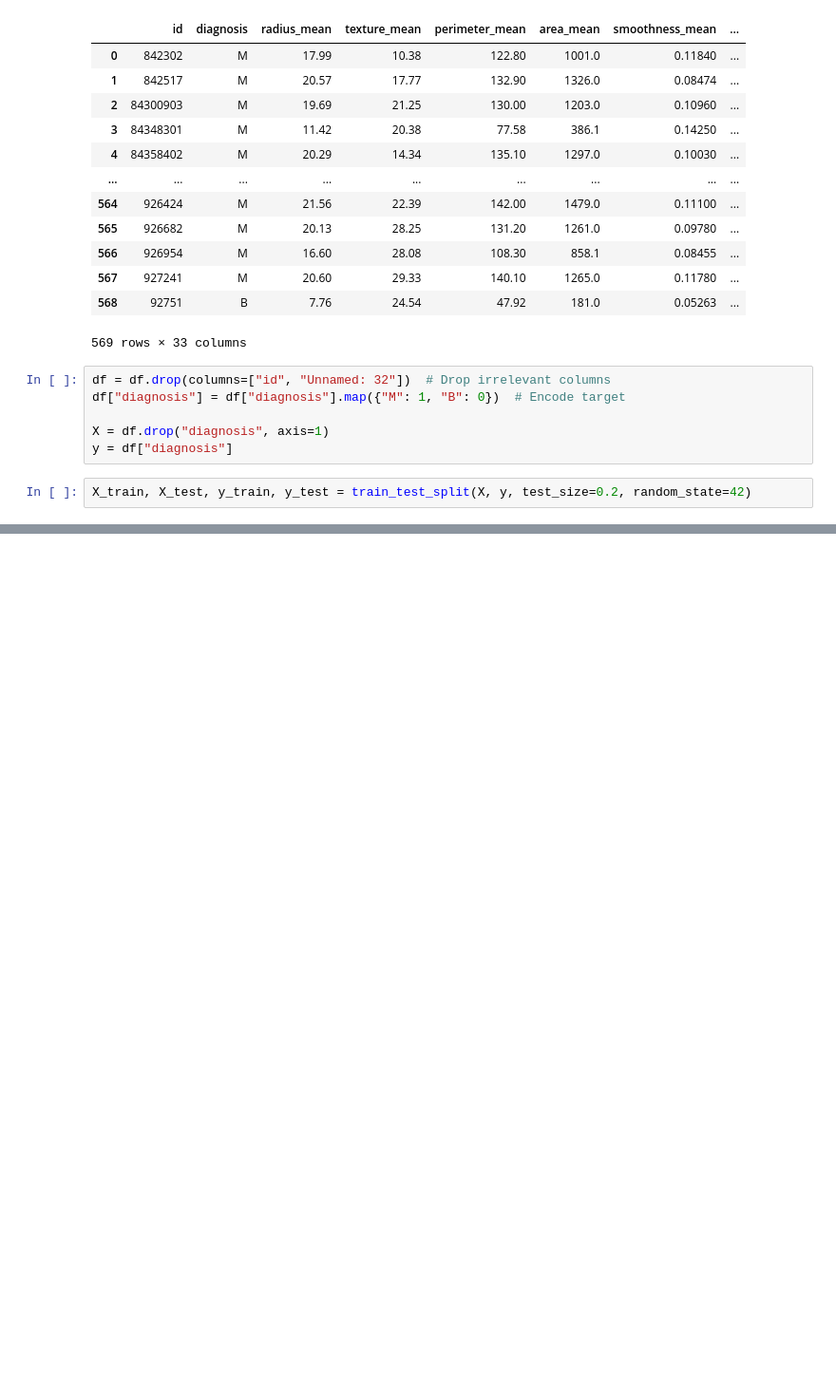
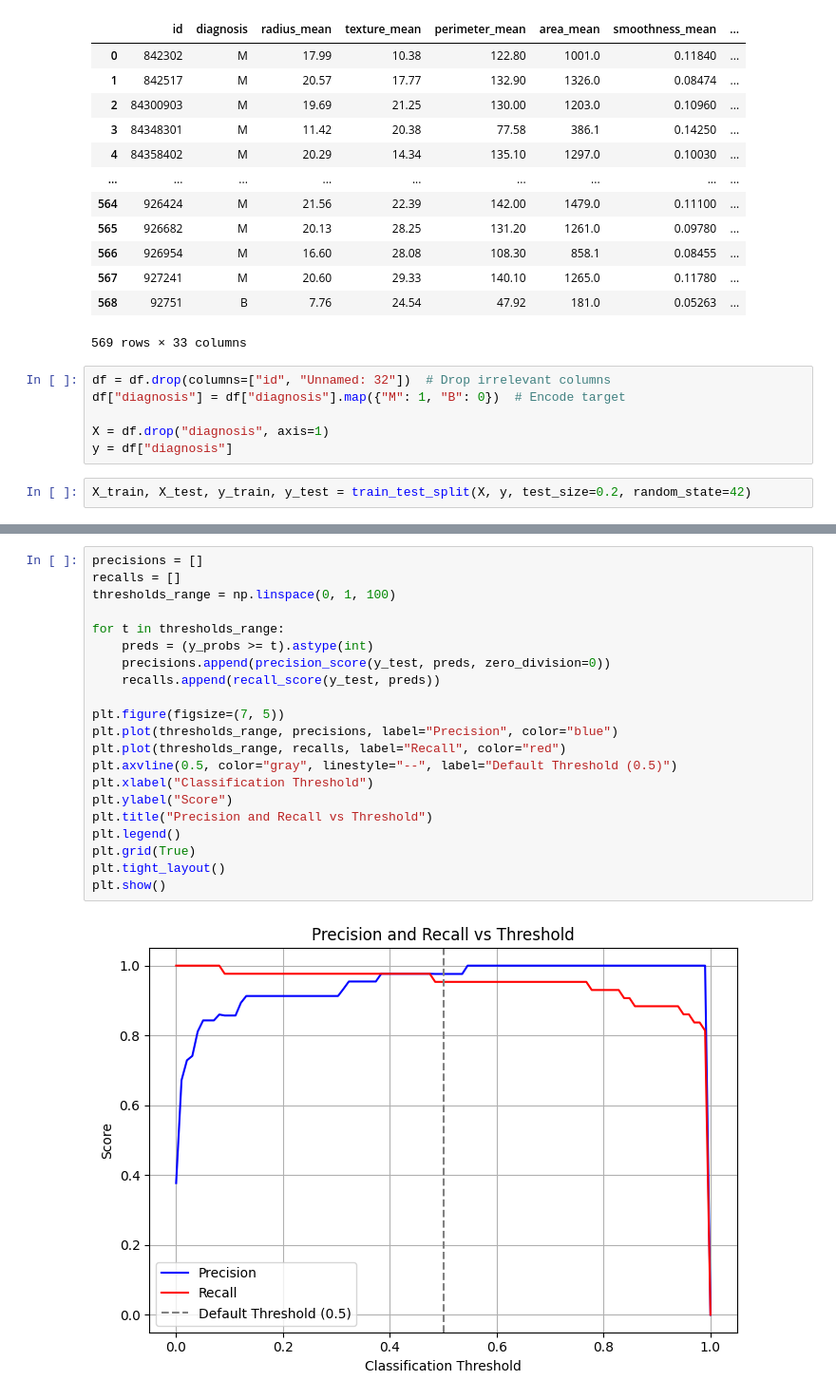
Before and after one commit to Devenderreddy18/internship, a Jupyter notebook: task4.ipynb, the cells around one changed output, grey strips where cells are left out. Shown: that part at 95% size. Cells and saved outputs as stored; diff of their text form; blank space fills up the shorter version.

```diff
--- a/task4.ipynb
+++ b/task4.ipynb
@@ -37,0 +84,23 @@ X_train, X_test, y_train, y_test = train_test_split(X, y, test_size=0.2, random_
+# %%
+precisions = []
+recalls = []
+thresholds_range = np.linspace(0, 1, 100)
+
+for t in thresholds_range:
+    preds = (y_probs >= t).astype(int)
+    precisions.append(precision_score(y_test, preds, zero_division=0))
+    recalls.append(recall_score(y_test, preds))
+
+plt.figure(figsize=(7, 5))
+plt.plot(thresholds_range, precisions, label="Precision", color="blue")
+plt.plot(thresholds_range, recalls, label="Recall", color="red")
+plt.axvline(0.5, color="gray", linestyle="--", label="Default Threshold (0.5)")
+plt.xlabel("Classification Threshold")
+plt.ylabel("Score")
+plt.title("Precision and Recall vs Threshold")
+plt.legend()
+plt.grid(True)
+plt.tight_layout()
+plt.show()
+# %% [output]
+[figure, added]
```
Also changed, not shown: parts of 5 cells of this notebook.
